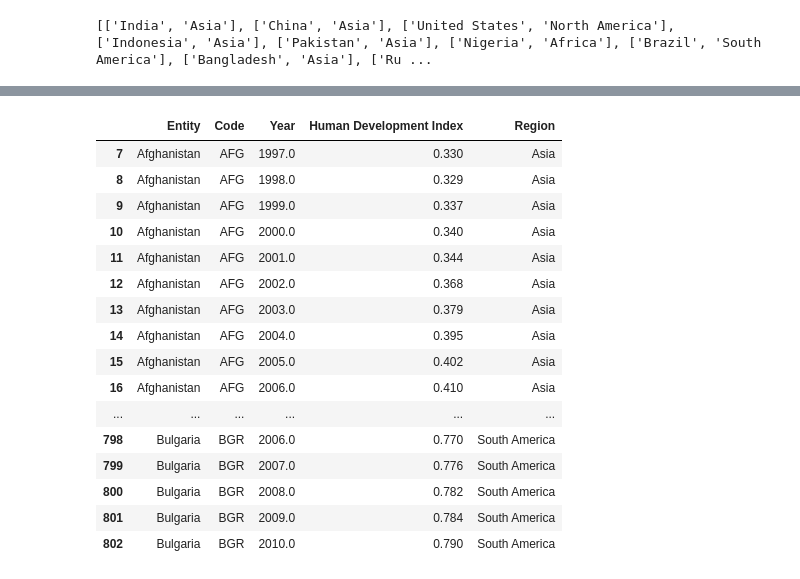
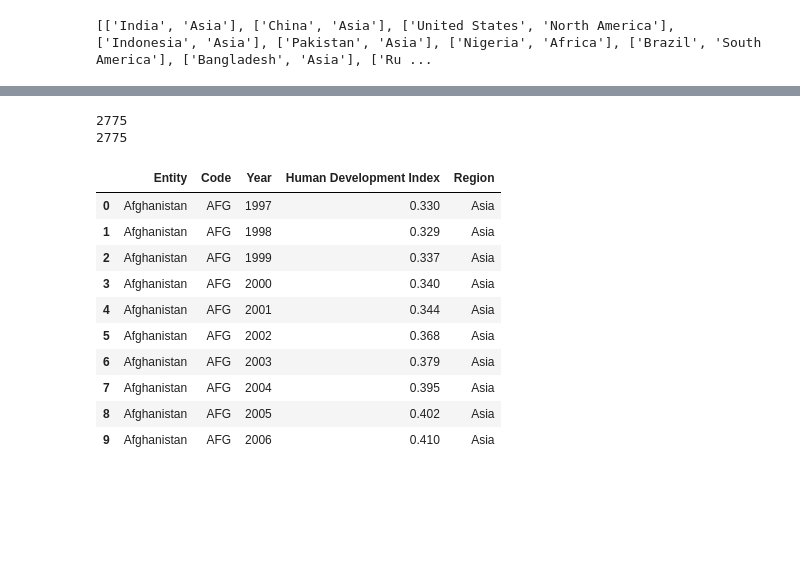
Before and after one commit to AgenteMaya/lutas_proj_dados, a Jupyter notebook: cleaningGettingCountries.ipynb, the cells around one changed output, grey strips where cells are left out. Saved outputs shown, nothing was run; the diff lists cells and outputs as text; code cells hidden in the pictures; blank space fills up the shorter version.

```diff
--- a/cleaningGettingCountries.ipynb
+++ b/cleaningGettingCountries.ipynb
@@ -394,28 +360,28 @@ Asia
-# %%
-df_region = pd.DataFrame({
-    "Region": region_column
-})
-
-
-
-new_idh_df = pd.concat([df_idh, df_region], axis=1)
-
-new_idh_df.head(2429)
-# %% [output]
-|  | Entity | Code | Year | Human Development Index | Region |
-| 7 | Afghanistan | AFG | 1997.0 | 0.330 | Asia |
-| 8 | Afghanistan | AFG | 1998.0 | 0.329 | Asia |
-| 9 | Afghanistan | AFG | 1999.0 | 0.337 | Asia |
-| 10 | Afghanistan | AFG | 2000.0 | 0.340 | Asia |
-| 11 | Afghanistan | AFG | 2001.0 | 0.344 | Asia |
-| 12 | Afghanistan | AFG | 2002.0 | 0.368 | Asia |
-| 13 | Afghanistan | AFG | 2003.0 | 0.379 | Asia |
-| 14 | Afghanistan | AFG | 2004.0 | 0.395 | Asia |
-| 15 | Afghanistan | AFG | 2005.0 | 0.402 | Asia |
-| 16 | Afghanistan | AFG | 2006.0 | 0.410 | Asia |
-| ... | ... | ... | ... | ... | ... |
-| 798 | Bulgaria | BGR | 2006.0 | 0.770 | South America |
-| 799 | Bulgaria | BGR | 2007.0 | 0.776 | South America |
-| 800 | Bulgaria | BGR | 2008.0 | 0.782 | South America |
-| 801 | Bulgaria | BGR | 2009.0 | 0.784 | South America |
-| 802 | Bulgaria | BGR | 2010.0 | 0.790 | South America |
+# %%
+print(len(region_column))  # Deve ser igual ao número de linhas de df_idh
+print(df_idh.shape[0])  # Verifique o número de linhas de df_idh
+
+
+df_region = pd.DataFrame({
+    "Region": region_column
+})
+
+
+
+new_idh_df = pd.concat([df_idh.reset_index(drop=True), df_region.reset_index(drop=True)], axis=1)
+
+new_idh_df.head(10)
+# %% [output]
+2775
+2775
+|  | Entity | Code | Year | Human Development Index | Region |
+| 0 | Afghanistan | AFG | 1997 | 0.330 | Asia |
+| 1 | Afghanistan | AFG | 1998 | 0.329 | Asia |
+| 2 | Afghanistan | AFG | 1999 | 0.337 | Asia |
+| 3 | Afghanistan | AFG | 2000 | 0.340 | Asia |
+| 4 | Afghanistan | AFG | 2001 | 0.344 | Asia |
+| 5 | Afghanistan | AFG | 2002 | 0.368 | Asia |
+| 6 | Afghanistan | AFG | 2003 | 0.379 | Asia |
+| 7 | Afghanistan | AFG | 2004 | 0.395 | Asia |
+| 8 | Afghanistan | AFG | 2005 | 0.402 | Asia |
+| 9 | Afghanistan | AFG | 2006 | 0.410 | Asia |
```
Also changed, not shown: parts of 10 cells of this notebook, 1 other file.
